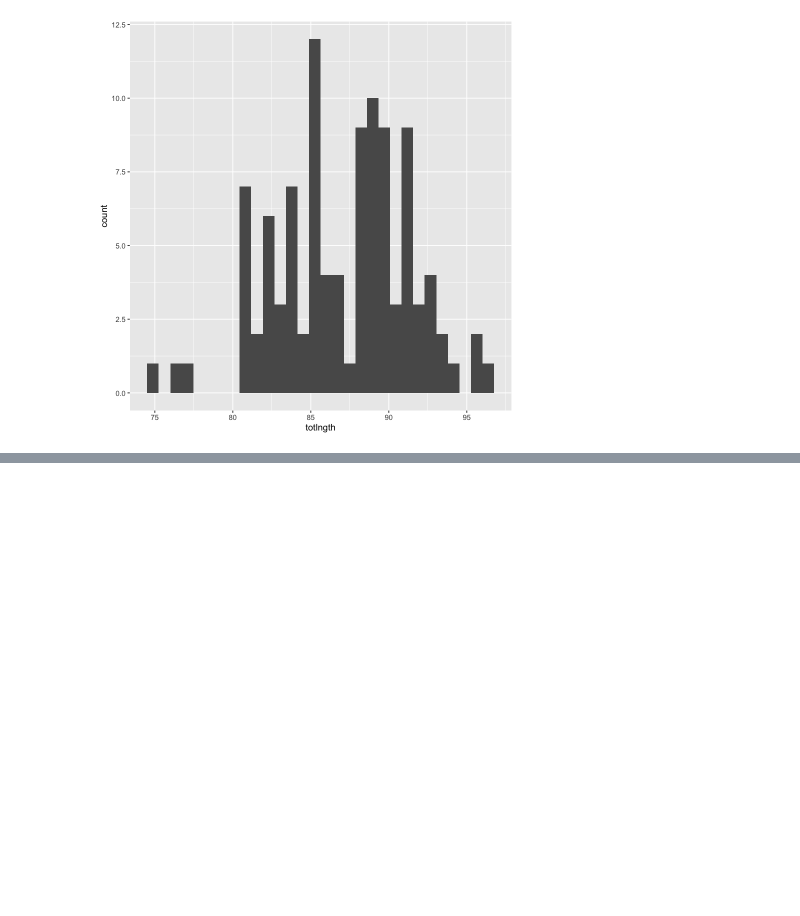
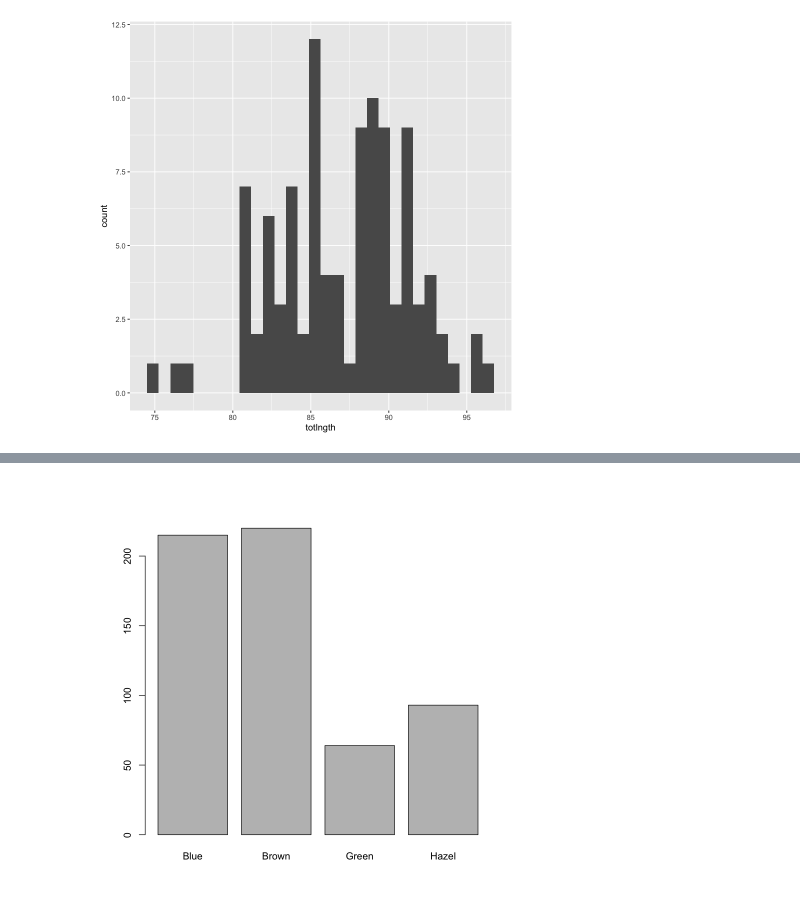
Before and after one commit to andrew2165/biometry_notebooks, a Jupyter notebook: Lab2_DescribeData.ipynb, the cells around one changed output, grey strips where cells are left out. Drawn from its saved outputs; the diff is of its cells as text; code cells hidden in the pictures; blank space fills up the shorter version.

```diff
--- a/Lab2_DescribeData.ipynb
+++ b/Lab2_DescribeData.ipynb
@@ -54,0 +88,4 @@ answer
+# %%
+barplot(table(he$eye))
+# %% [output]
+[figure, added]
```
Also changed, not shown: parts of 38 cells of this notebook.
